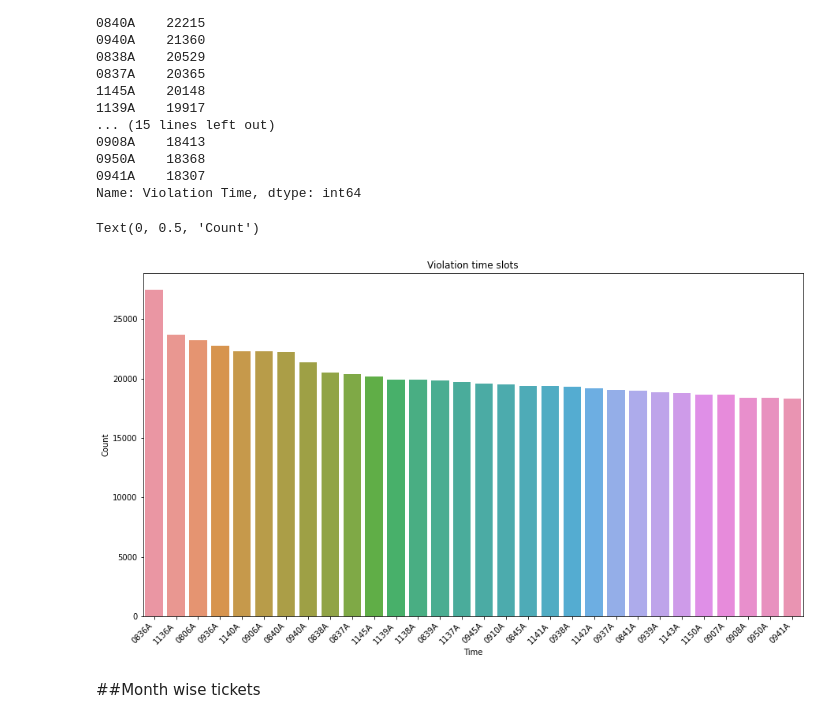
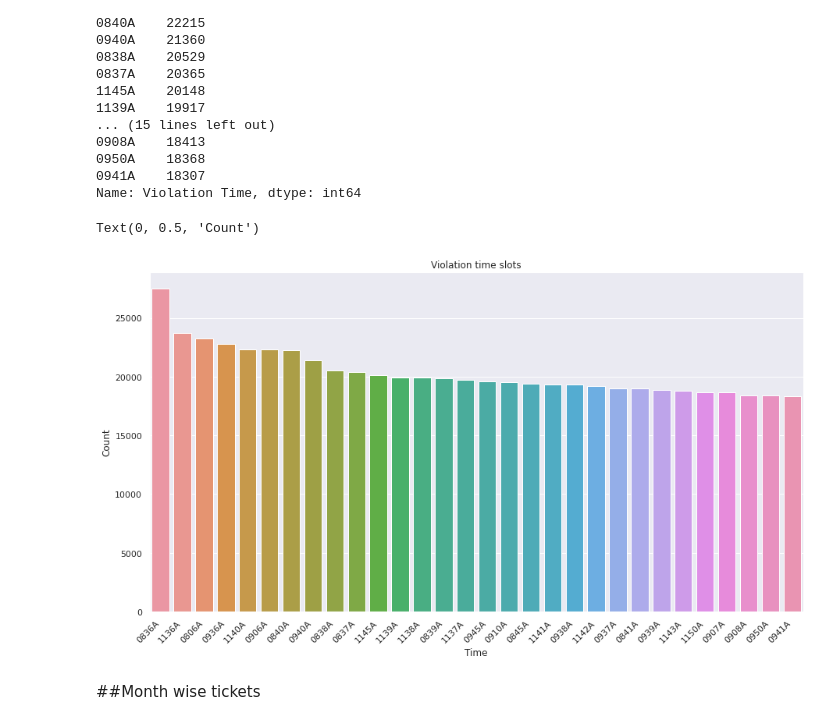
Before and after one commit to Amruta-Nadgouda/DataMiningProject, a Jupyter notebook: DM_Project_EDA.ipynb, the cells around one changed output. Cells and saved outputs as stored; diff of their text form; code cells hidden in the pictures.

```diff
--- a/DM_Project_EDA.ipynb
+++ b/DM_Project_EDA.ipynb
@@ -90,6 +90,7 @@ IN      49126
 NC      47117
 Name: Registration State, dtype: int64
 # %%
+sns.set()
 plt.figure(figsize=(10,8))
 sns.barplot(x = stateCount.index, y = stateCount.values, palette="Dark2")
 plt.title('Top 10 states ')
@@ -122,15 +123,16 @@ violationTime
 0941A    18307
 Name: Violation Time, dtype: int64
 # %%
+sns.set()
 plt.figure(figsize=(15,8))
 sns.barplot(x = violationTime.index, y = violationTime.values)
 plt.xticks(rotation=45, horizontalalignment='right')
 plt.title('Violation time slots')
 plt.xlabel('Time')
 plt.ylabel('Count')
 # %% [output]
 Text(0, 0.5, 'Count')
-[figure, old version]
+[figure, new version]
 # %% [markdown]
 ##Month wise tickets
 # %%
```
Also changed, not shown: parts of 5 cells of this notebook.
